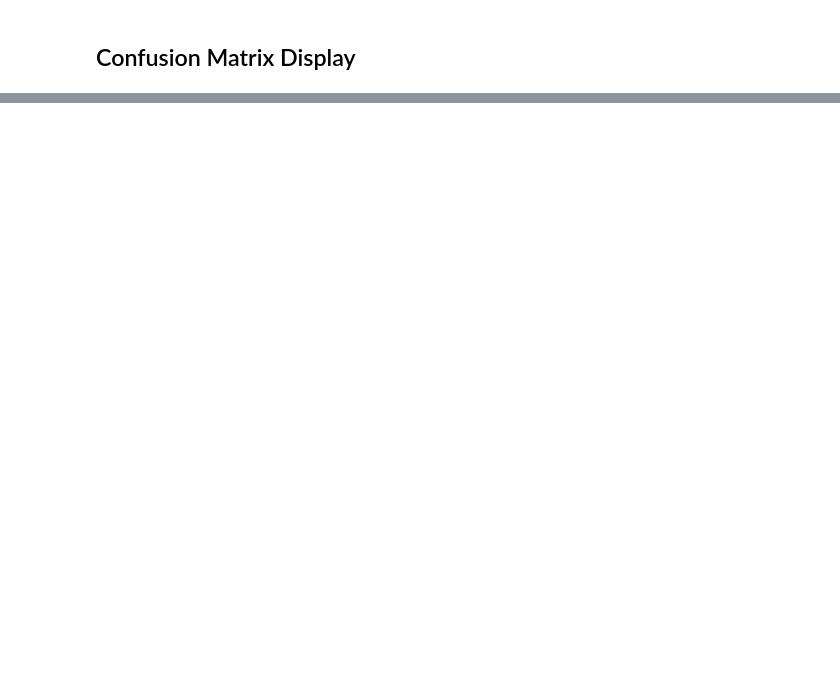
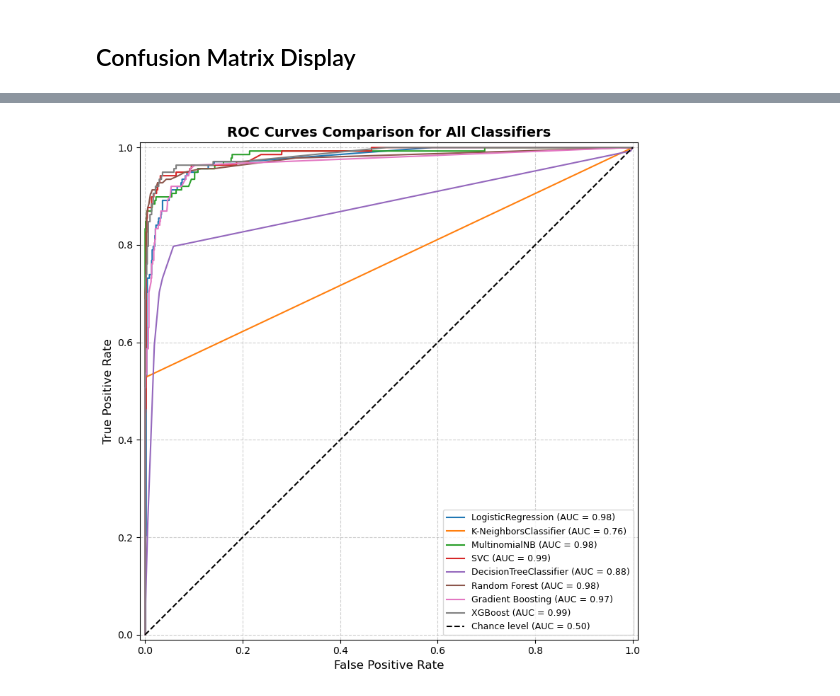
Before and after one commit to manish-singh-deswal/sms-spam-classifier, a Jupyter notebook: 02_notebooks/model.ipynb, the cells around one changed output, grey strips where cells are left out. Saved outputs shown, nothing was run; the diff lists cells and outputs as text; code cells hidden in the pictures; blank space fills up the shorter version.

Commit message:
model:  complete al1-classifier benchmark and select MultinomialNB

```diff
--- a/02_notebooks/model.ipynb
+++ b/02_notebooks/model.ipynb
@@ -53,6 +37,6 @@ df
 # %%
-cv = CountVectorizer(max_features=3000)
-tfidf = TfidfVectorizer()
+cv = CountVectorizer()
+tfidf = TfidfVectorizer(max_features=3000)
 
 X = tfidf.fit_transform(df['transformed_text']).toarray()
 X
@@ -169,0 +193,16 @@ MultinomialNB    0.9594     1.0000                0               42
+# %%
+
+accuracy_scores = []
+precision_scores = []
+
+for name, classifier in classifiers.items():
+    current_accuracy, current_precision = train_classifer(
+        classifier, X_train, y_train, X_test, y_test
+    )
+
+    print(f"For {name}")
+    print(f"  Accuracy  : {current_accuracy:.4f}")
+    print(f"  Precision : {current_precision:.4f}\n")
+
+    accuracy_scores.append(current_accuracy)
+    precision_scores.append(current_precision)
@@ -169,0 +261,33 @@ MultinomialNB    0.9594     1.0000                0               42
+# %%
+import matplotlib.pyplot as plt
+from sklearn.metrics import RocCurveDisplay
+
+# 1. Create a single Matplotlib figure and axis
+fig, ax = plt.subplots(figsize=(10, 8))
+
+# 2. Iterate through all classifiers and plot onto the same axis
+for name, clf in classifiers.items():
+    RocCurveDisplay.from_estimator(
+        clf,
+        X_test,
+        y_test,
+        ax=ax,  # Plots all curves onto the shared axis
+        name=name,  # Custom label in the legend with auto-computed AUC
+    )
+
+# 3. Add a diagonal chance baseline (random guess line)
+ax.plot([0, 1], [0, 1], "k--", label="Chance level (AUC = 0.50)")
+
+# 4. Styling & Labels
+ax.set_title(
+    "ROC Curves Comparison for All Classifiers", fontsize=14, fontweight="bold"
+)
+ax.set_xlabel("False Positive Rate", fontsize=12)
+ax.set_ylabel("True Positive Rate", fontsize=12)
+ax.grid(True, linestyle="--", alpha=0.6)
+ax.legend(loc="lower right", fontsize=9)
+
+plt.tight_layout()
+plt.show()
+# %% [output]
+[figure, added]
```
Also changed, not shown: parts of 18 cells of this notebook.
